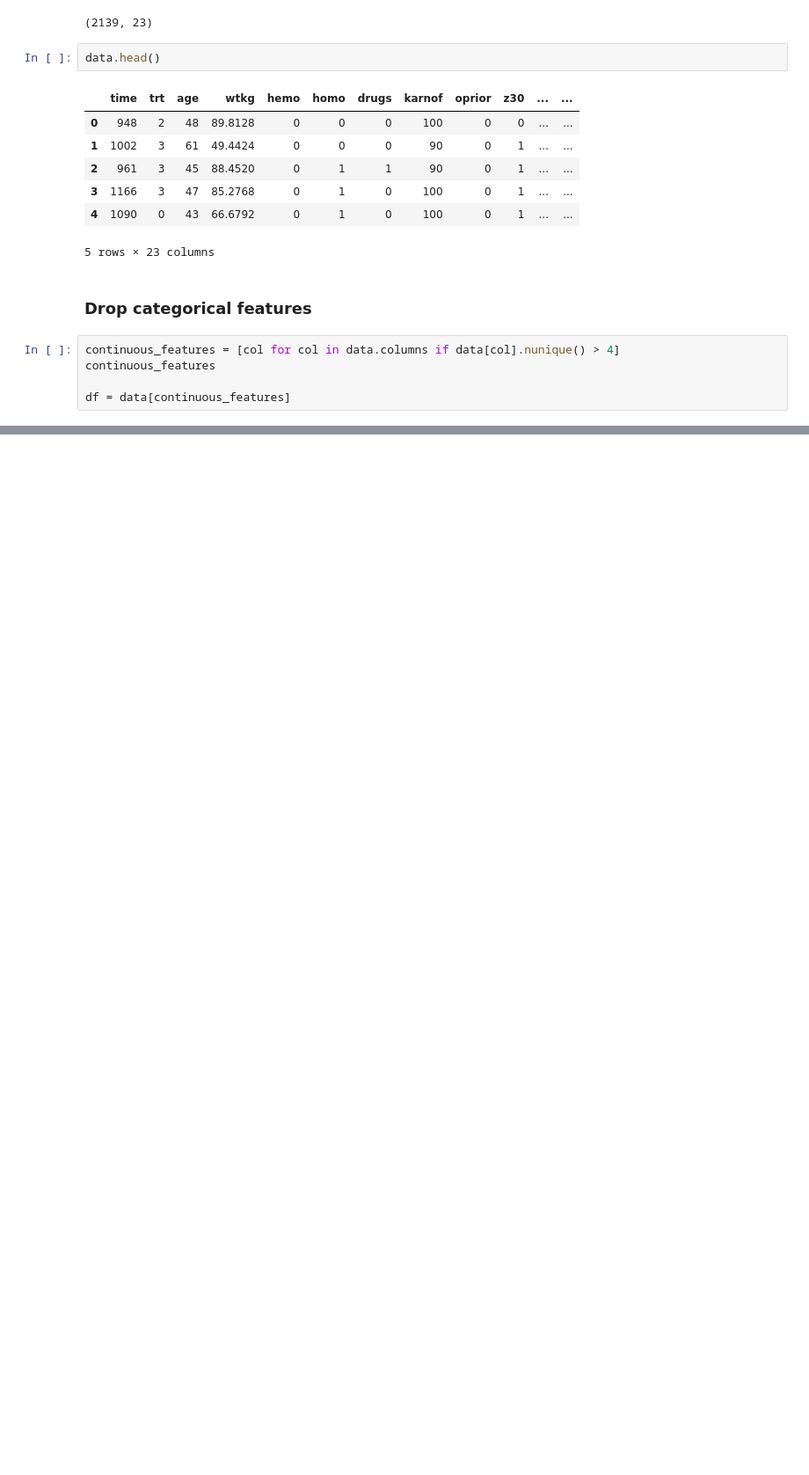
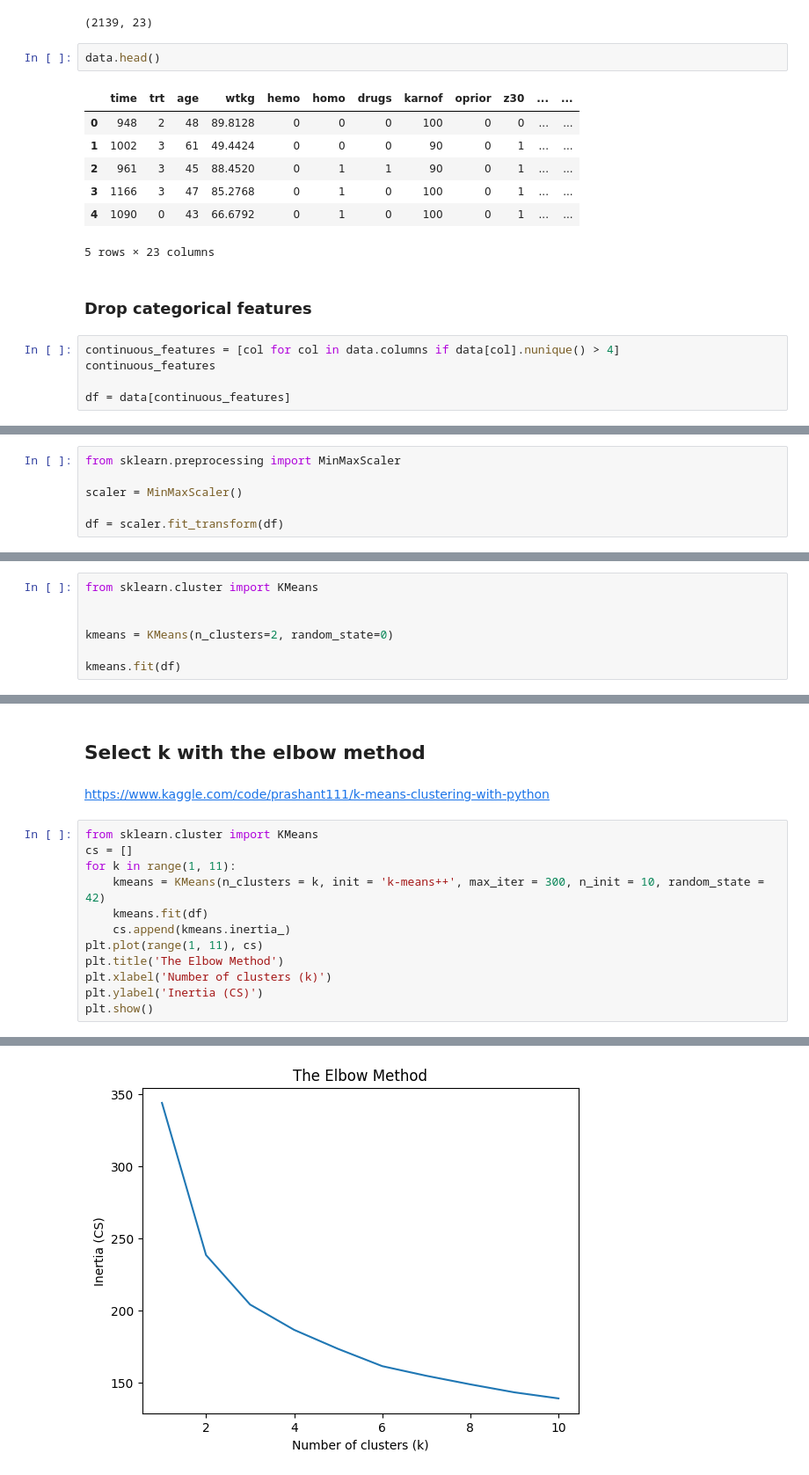
Before and after one commit to AlexanderBusa/ProgettoTeam2, a Jupyter notebook: kmeans.ipynb, the cells around one changed output, grey strips where cells are left out. Shown: that part at 88% size. Cells and saved outputs as stored; diff of their text form; blank space fills up the shorter version.

Commit message:
kmeans with two clusters

```diff
--- a/kmeans.ipynb
+++ b/kmeans.ipynb
@@ -58,0 +43,6 @@ plt.show()
+# %%
+from sklearn.preprocessing import MinMaxScaler
+
+scaler = MinMaxScaler()
+
+df = scaler.fit_transform(df)
@@ -58,0 +51,7 @@ plt.show()
+# %%
+from sklearn.cluster import KMeans
+
+
+kmeans = KMeans(n_clusters=2, random_state=0)
+
+kmeans.fit(df)
@@ -58,0 +83,17 @@ plt.show()
+# %% [markdown]
+## Select k with the elbow method
+# %% [markdown]
+https://www.kaggle.com/code/prashant111/k-means-clustering-with-python
+# %%
+from sklearn.cluster import KMeans
+cs = []
+for k in range(1, 11):
+    kmeans = KMeans(n_clusters = k, init = 'k-means++', max_iter = 300, n_init = 10, random_state = 42)
+    kmeans.fit(df)
+    cs.append(kmeans.inertia_)
+plt.plot(range(1, 11), cs)
+plt.title('The Elbow Method')
+plt.xlabel('Number of clusters (k)')
+plt.ylabel('Inertia (CS)')
+plt.show()
+# %% [output]
@@ -58,0 +117 @@ plt.show()
+[figure, added]
```
Also changed, not shown: parts of 8 cells of this notebook.
